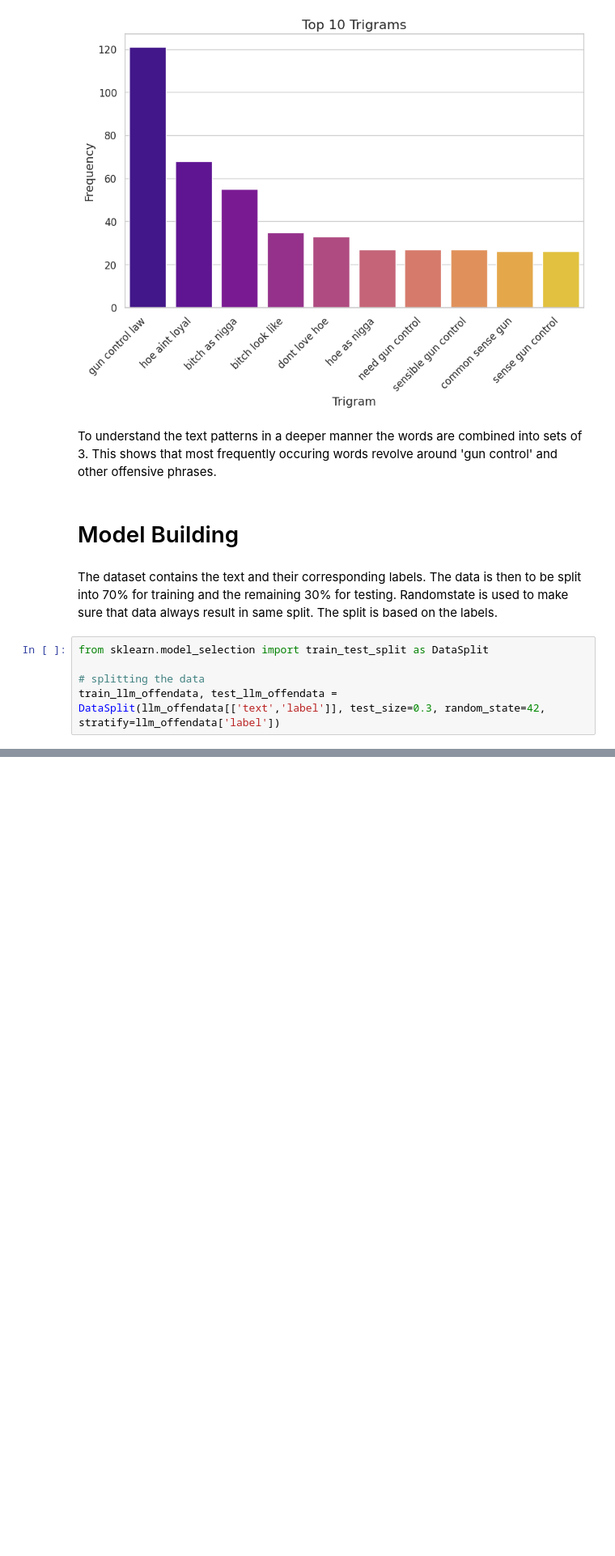
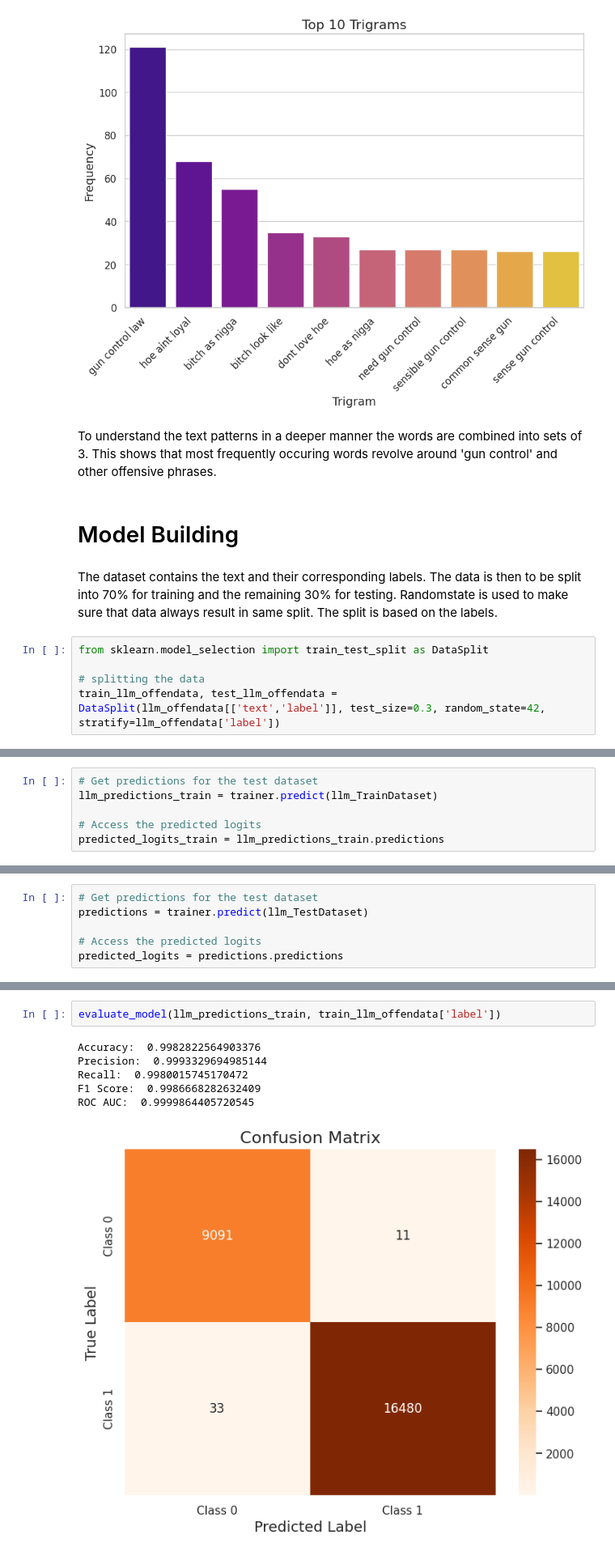
Before and after one commit to sumanapalle065/LLM-Assign3, a Jupyter notebook: LLM_Assign3.ipynb, the cells around one changed output, grey strips where cells are left out. Shown at 81% size. Drawn from its saved outputs; the diff is of its cells as text; blank space fills up the shorter version.

```diff
--- a/LLM_Assign3.ipynb
+++ b/LLM_Assign3.ipynb
@@ -410,0 +411,6 @@ TrainOutput(global_step=8010, training_loss=0.08490739910724979, metrics={'train
+# %%
+# Get predictions for the test dataset
+llm_predictions_train = trainer.predict(llm_TrainDataset)
+
+# Access the predicted logits
+predicted_logits_train = llm_predictions_train.predictions
@@ -410,0 +419,6 @@ TrainOutput(global_step=8010, training_loss=0.08490739910724979, metrics={'train
+# %%
+# Get predictions for the test dataset
+predictions = trainer.predict(llm_TestDataset)
+
+# Access the predicted logits
+predicted_logits = predictions.predictions
@@ -410,0 +477,9 @@ TrainOutput(global_step=8010, training_loss=0.08490739910724979, metrics={'train
+# %%
+evaluate_model(llm_predictions_train, train_llm_offendata['label'])
+# %% [output]
+Accuracy:  0.9982822564903376
+Precision:  0.9993329694985144
+Recall:  0.9980015745170472
+F1 Score:  0.9986668282632409
+ROC AUC:  0.9999864405720545
+[figure, added]
```
Also changed, not shown: parts of 11 cells of this notebook.
